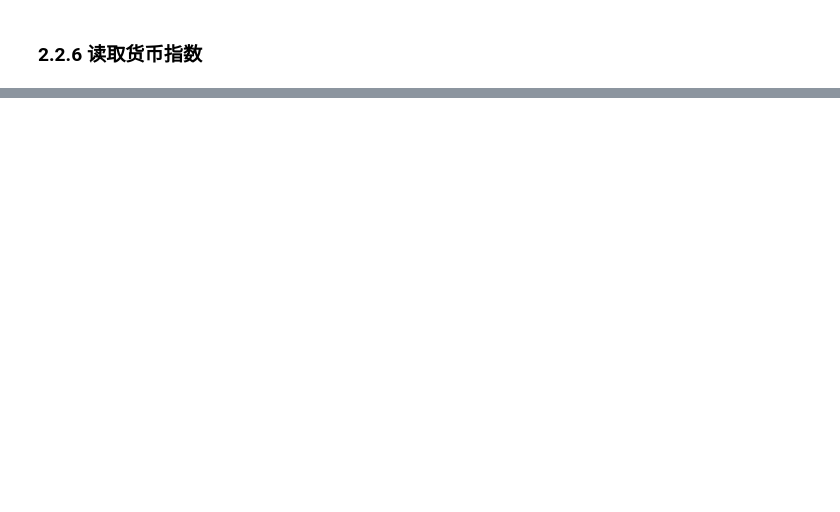
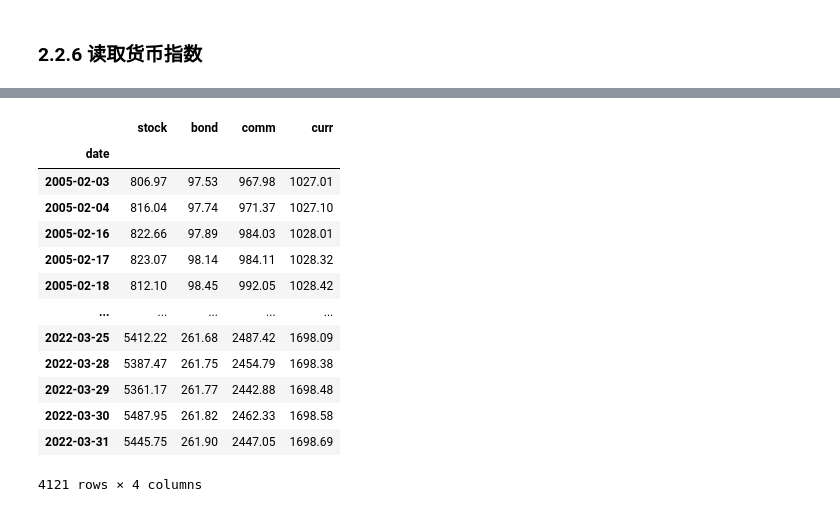
Before and after one commit to ibestrace/folio, a Jupyter notebook: Macro_Strategy_TAA.ipynb, the cells around one changed output, grey strips where cells are left out. Cells and saved outputs as stored; diff of their text form; code cells hidden in the pictures; blank space fills up the shorter version.

```diff
--- a/Macro_Strategy_TAA.ipynb
+++ b/Macro_Strategy_TAA.ipynb
@@ -515,3 +515,9 @@ stock_zh_index_daily_tx.to_excel('data/MSTAA_data/stock_zh_index_tx.xlsx')
 0  2003-05-28  1120.37  1109.14  1125.54  1106.92  21412400.0
 1  2003-05-29  1107.89  1122.81  1122.95  1105.34  22243900.0
 2  2003-05-30  1125.12  1129.69  1132.96  1122.92  24120100.0
+# %%
+stock_zh_index_daily_tx = stock_zh_index_daily_tx.loc[:, ['date', 'close']]
+stock_zh_index_daily_tx['date'] = pd.to_datetime(stock_zh_index_daily_tx['date'])
+stock_zh_index_daily_tx.set_index('date', inplace=True)
+stock_index = stock_zh_index_daily_tx
+stock_index
@@ -583,0 +615,26 @@ curr_index.head(5)
+# %%
+import pandas as pd
+stock = stock_index.rename(columns={'close':'stock'})
+bond = bond_index.rename(columns={'close':'bond'})
+comm = comm_index.rename(columns={'close':'comm'})
+curr = curr_index.rename(columns={'close':'curr'})
+
+df = [stock, bond, comm, curr]
+assets = pd.concat(df, axis=1)
+assets_data = assets.dropna()
+assets_data
+# %% [output]
+|  | stock | bond | comm | curr |
+| date |  |  |  |  |
+| 2005-02-03 | 806.97 | 97.53 | 967.98 | 1027.01 |
+| 2005-02-04 | 816.04 | 97.74 | 971.37 | 1027.10 |
+| 2005-02-16 | 822.66 | 97.89 | 984.03 | 1028.01 |
+| 2005-02-17 | 823.07 | 98.14 | 984.11 | 1028.32 |
+| 2005-02-18 | 812.10 | 98.45 | 992.05 | 1028.42 |
+| ... | ... | ... | ... | ... |
+| 2022-03-25 | 5412.22 | 261.68 | 2487.42 | 1698.09 |
+| 2022-03-28 | 5387.47 | 261.75 | 2454.79 | 1698.38 |
+| 2022-03-29 | 5361.17 | 261.77 | 2442.88 | 1698.48 |
+| 2022-03-30 | 5487.95 | 261.82 | 2462.33 | 1698.58 |
+| 2022-03-31 | 5445.75 | 261.90 | 2447.05 | 1698.69 |
+4121 rows × 4 columns
```
Also changed, not shown: parts of 18 cells of this notebook, 4 other files.
